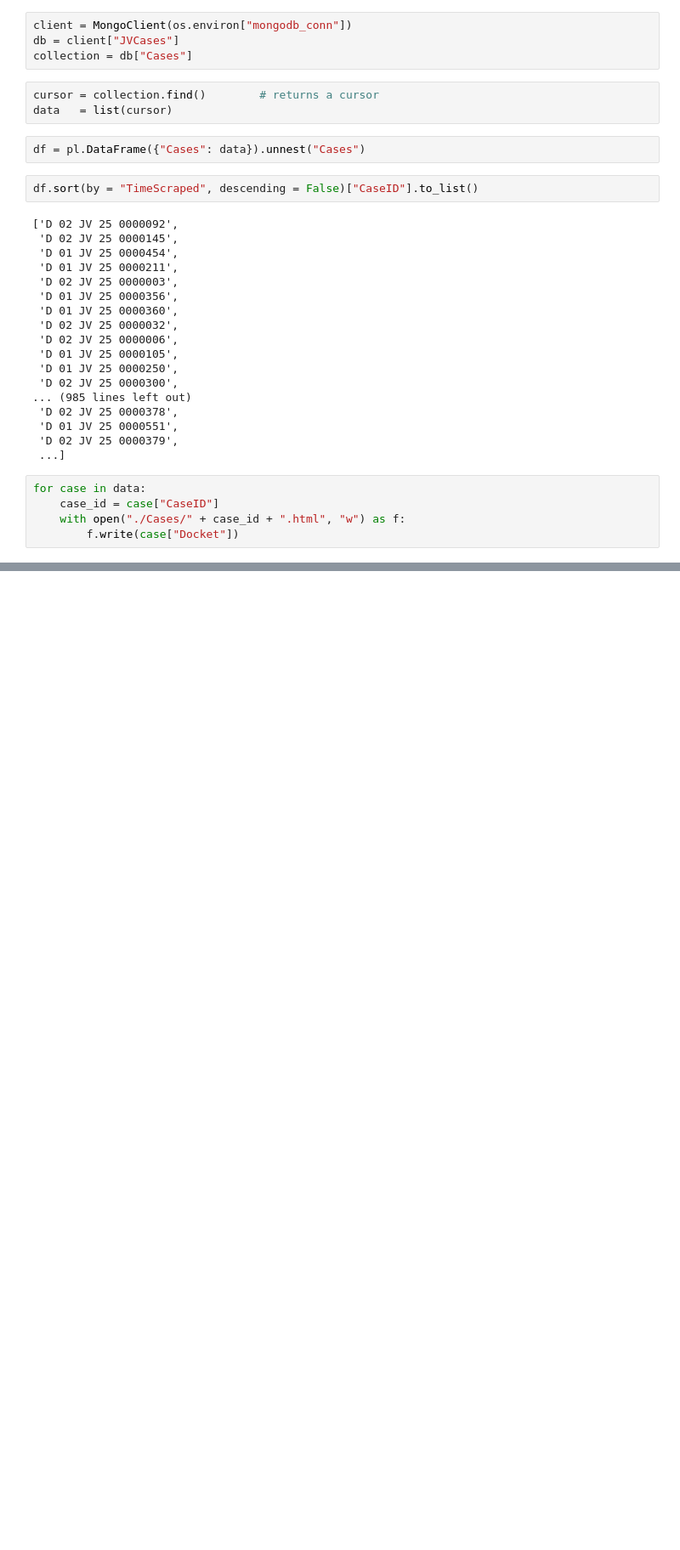
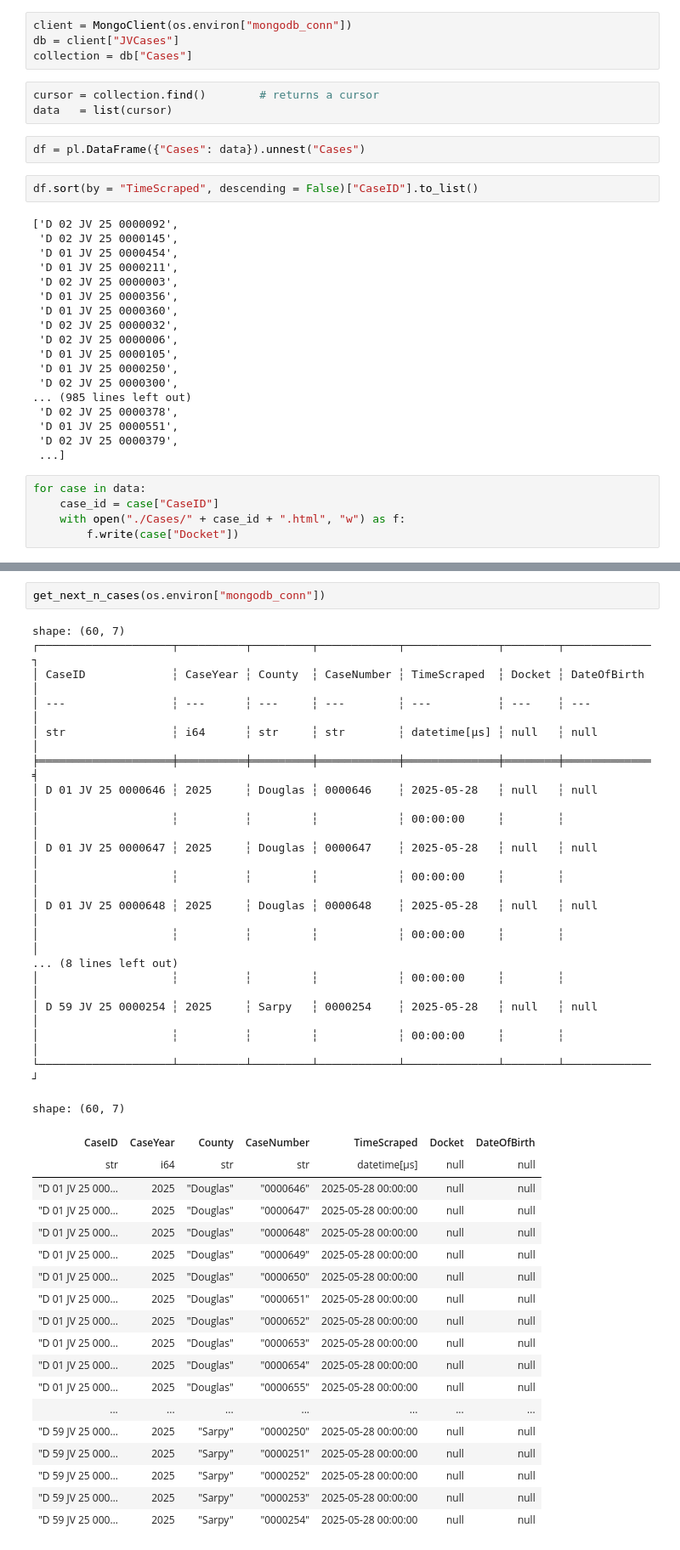
Before and after one commit to shaynajohn/DailySNEC, a Jupyter notebook: test.ipynb, the cells around one changed output, grey strips where cells are left out. Shown: that part at 85% size. Drawn from its saved outputs; the diff is of its cells as text; blank space fills up the shorter version.

```diff
--- a/test.ipynb
+++ b/test.ipynb
@@ -38,0 +75,39 @@ for case in data:
+# %%
+get_next_n_cases(os.environ["mongodb_conn"])
+# %% [output]
+shape: (60, 7)
+┌────────────────────┬──────────┬─────────┬────────────┬──────────────┬────────┬─────────────┐
+│ CaseID             ┆ CaseYear ┆ County  ┆ CaseNumber ┆ TimeScraped  ┆ Docket ┆ DateOfBirth │
+│ ---                ┆ ---      ┆ ---     ┆ ---        ┆ ---          ┆ ---    ┆ ---         │
+│ str                ┆ i64      ┆ str     ┆ str        ┆ datetime[μs] ┆ null   ┆ null        │
+╞════════════════════╪══════════╪═════════╪════════════╪══════════════╪════════╪═════════════╡
+│ D 01 JV 25 0000646 ┆ 2025     ┆ Douglas ┆ 0000646    ┆ 2025-05-28   ┆ null   ┆ null        │
+│                    ┆          ┆         ┆            ┆ 00:00:00     ┆        ┆             │
+│ D 01 JV 25 0000647 ┆ 2025     ┆ Douglas ┆ 0000647    ┆ 2025-05-28   ┆ null   ┆ null        │
+│                    ┆          ┆         ┆            ┆ 00:00:00     ┆        ┆             │
+│ D 01 JV 25 0000648 ┆ 2025     ┆ Douglas ┆ 0000648    ┆ 2025-05-28   ┆ null   ┆ null        │
+│                    ┆          ┆         ┆            ┆ 00:00:00     ┆        ┆             │
+... (8 lines left out)
+│                    ┆          ┆         ┆            ┆ 00:00:00     ┆        ┆             │
+│ D 59 JV 25 0000254 ┆ 2025     ┆ Sarpy   ┆ 0000254    ┆ 2025-05-28   ┆ null   ┆ null        │
+│                    ┆          ┆         ┆            ┆ 00:00:00     ┆        ┆             │
+└────────────────────┴──────────┴─────────┴────────────┴──────────────┴────────┴─────────────┘
+shape: (60, 7)
+| CaseID | CaseYear | County | CaseNumber | TimeScraped | Docket | DateOfBirth |
+| str | i64 | str | str | datetime[μs] | null | null |
+| "D 01 JV 25 000… | 2025 | "Douglas" | "0000646" | 2025-05-28 00:00:00 | null | null |
+| "D 01 JV 25 000… | 2025 | "Douglas" | "0000647" | 2025-05-28 00:00:00 | null | null |
+| "D 01 JV 25 000… | 2025 | "Douglas" | "0000648" | 2025-05-28 00:00:00 | null | null |
+| "D 01 JV 25 000… | 2025 | "Douglas" | "0000649" | 2025-05-28 00:00:00 | null | null |
+| "D 01 JV 25 000… | 2025 | "Douglas" | "0000650" | 2025-05-28 00:00:00 | null | null |
+| "D 01 JV 25 000… | 2025 | "Douglas" | "0000651" | 2025-05-28 00:00:00 | null | null |
+| "D 01 JV 25 000… | 2025 | "Douglas" | "0000652" | 2025-05-28 00:00:00 | null | null |
+| "D 01 JV 25 000… | 2025 | "Douglas" | "0000653" | 2025-05-28 00:00:00 | null | null |
+| "D 01 JV 25 000… | 2025 | "Douglas" | "0000654" | 2025-05-28 00:00:00 | null | null |
+| "D 01 JV 25 000… | 2025 | "Douglas" | "0000655" | 2025-05-28 00:00:00 | null | null |
+| ... | ... | ... | ... | ... | ... | ... |
+| "D 59 JV 25 000… | 2025 | "Sarpy" | "0000250" | 2025-05-28 00:00:00 | null | null |
+| "D 59 JV 25 000… | 2025 | "Sarpy" | "0000251" | 2025-05-28 00:00:00 | null | null |
+| "D 59 JV 25 000… | 2025 | "Sarpy" | "0000252" | 2025-05-28 00:00:00 | null | null |
+| "D 59 JV 25 000… | 2025 | "Sarpy" | "0000253" | 2025-05-28 00:00:00 | null | null |
+| "D 59 JV 25 000… | 2025 | "Sarpy" | "0000254" | 2025-05-28 00:00:00 | null | null |
```
Also changed, not shown: parts of 6 cells of this notebook, 3 other files.
